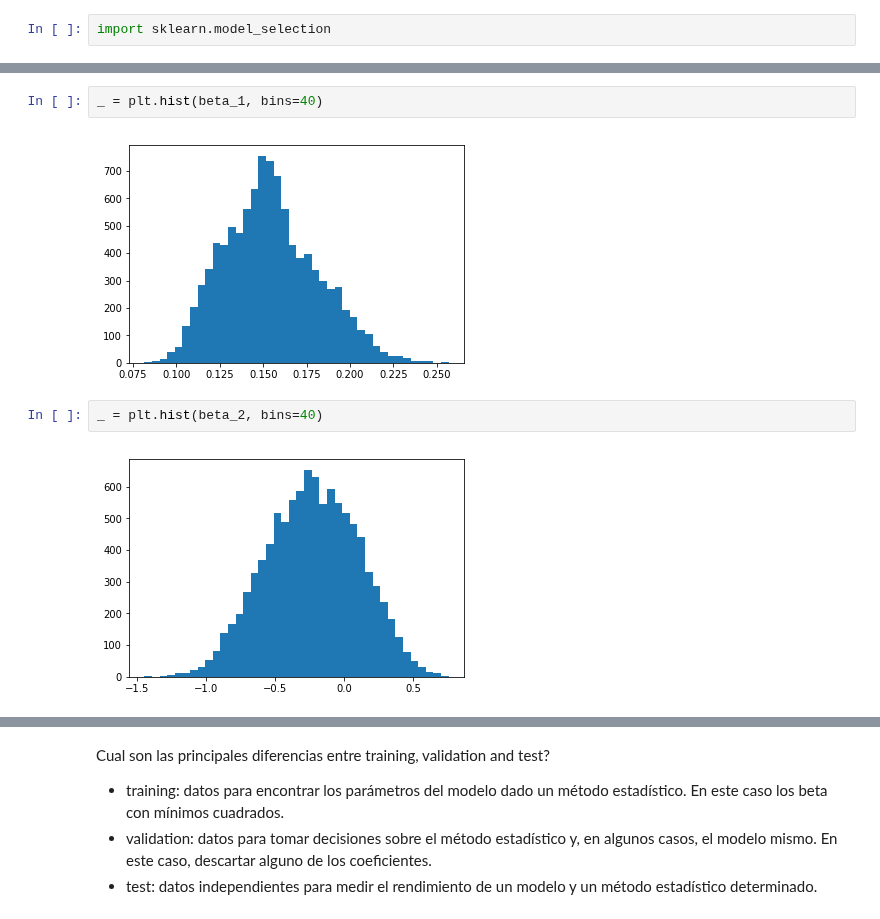
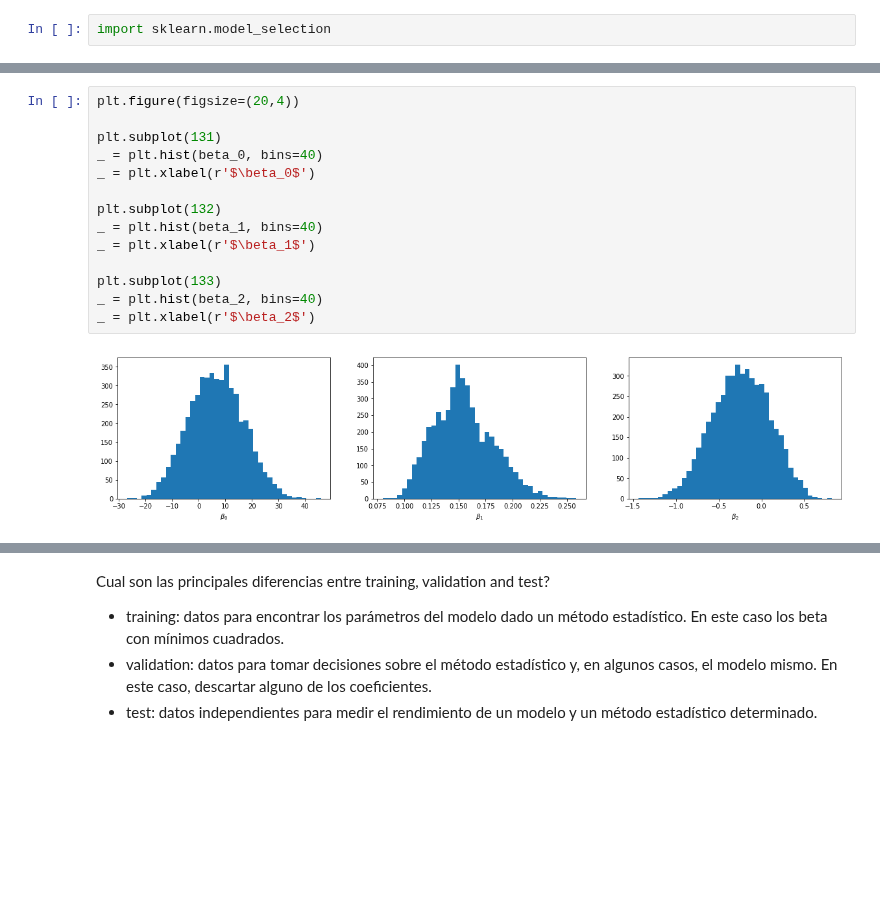
Before and after one commit to ComputoCienciasUniandes/MetodosComputacionalesAvanzados, a Jupyter notebook: secciones/07.CrossValidation/bootstrap.ipynb, the cells around one changed output, grey strips where cells are left out. Drawn from its saved outputs; the diff is of its cells as text; blank space fills up the shorter version.

```diff
--- a/secciones/07.CrossValidation/bootstrap.ipynb
+++ b/secciones/07.CrossValidation/bootstrap.ipynb
@@ -56,8 +102,16 @@ _ = plt.hist(beta_0, bins=40)
-# %%
-_ = plt.hist(beta_1, bins=40)
-# %% [output]
-[figure, removed]
-# %%
-_ = plt.hist(beta_2, bins=40)
-# %% [output]
-[figure, removed]
+# %%
+plt.figure(figsize=(20,4))
+
+plt.subplot(131)
+_ = plt.hist(beta_0, bins=40)
+_ = plt.xlabel(r'$\beta_0$')
+
+plt.subplot(132)
+_ = plt.hist(beta_1, bins=40)
+_ = plt.xlabel(r'$\beta_1$')
+
+plt.subplot(133)
+_ = plt.hist(beta_2, bins=40)
+_ = plt.xlabel(r'$\beta_2$')
+# %% [output]
+[figure, added]
```
Also changed, not shown: parts of 21 cells of this notebook.
